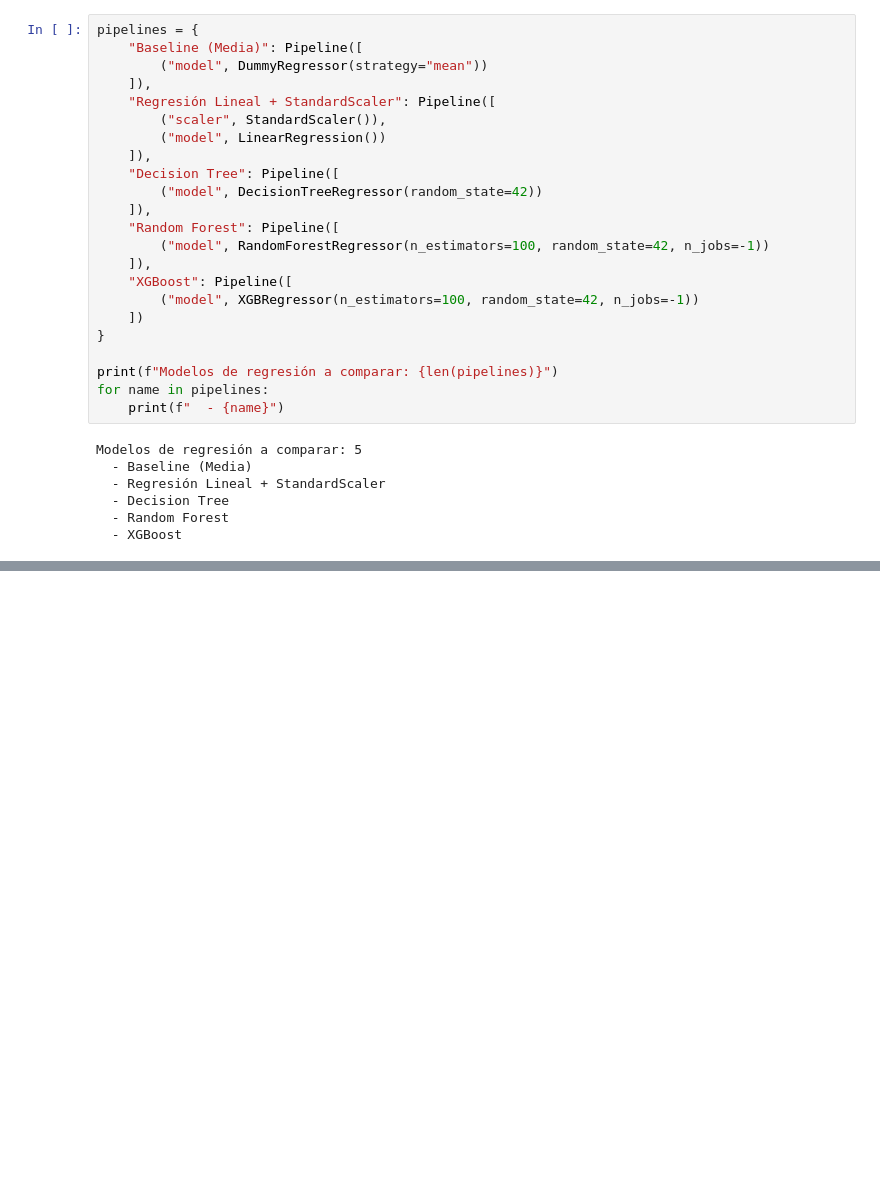
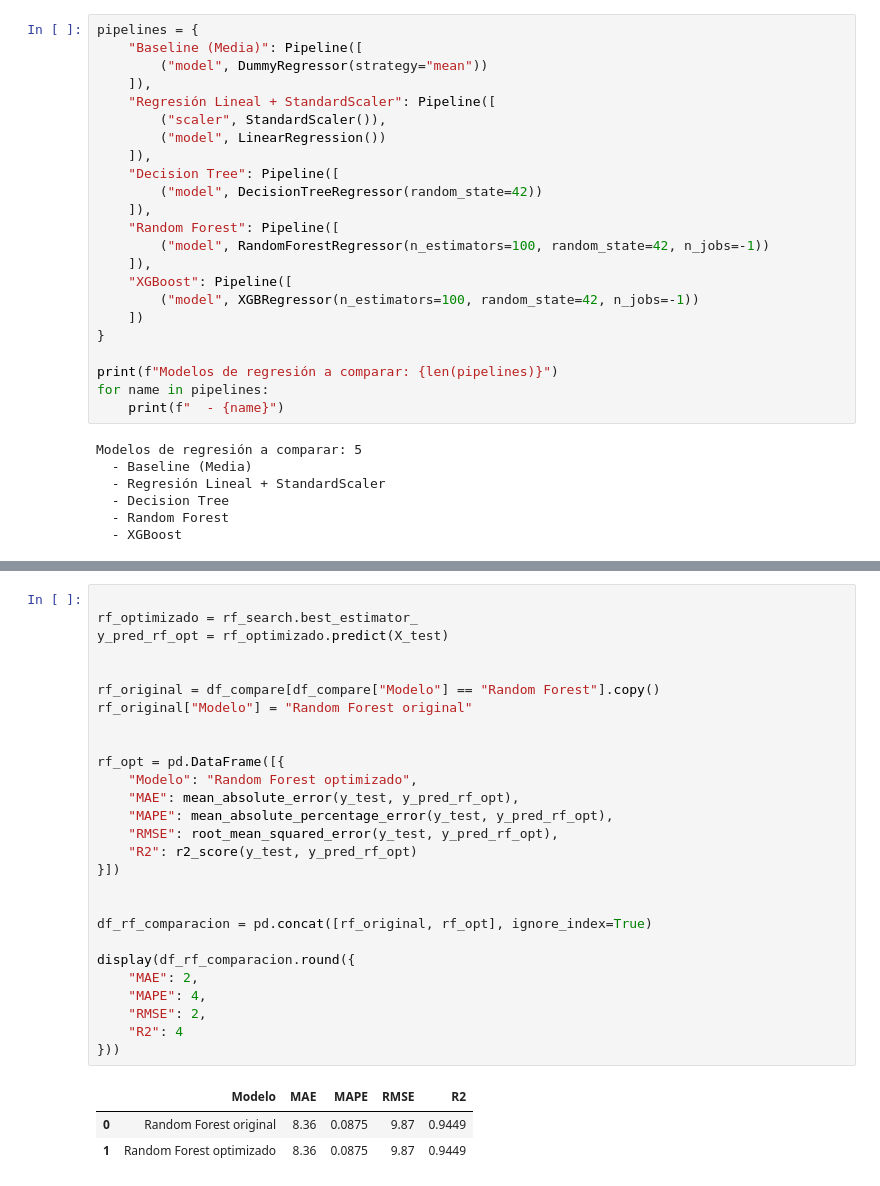
Before and after one commit to diegorod14/20261_Business_Predictive_Analytics, a Jupyter notebook: Notebooks/Modeling.ipynb, the cells around one changed output, grey strips where cells are left out. Saved outputs shown, nothing was run; the diff lists cells and outputs as text; blank space fills up the shorter version.

```diff
--- a/Notebooks/Modeling.ipynb
+++ b/Notebooks/Modeling.ipynb
@@ -149,0 +190,31 @@ df_compare.round({"MAE": 2, "MAPE": 4, "RMSE": 2, "R2": 4})
+# %%
+
+rf_optimizado = rf_search.best_estimator_
+y_pred_rf_opt = rf_optimizado.predict(X_test)
+
+
+rf_original = df_compare[df_compare["Modelo"] == "Random Forest"].copy()
+rf_original["Modelo"] = "Random Forest original"
+
+
+rf_opt = pd.DataFrame([{
+    "Modelo": "Random Forest optimizado",
+    "MAE": mean_absolute_error(y_test, y_pred_rf_opt),
+    "MAPE": mean_absolute_percentage_error(y_test, y_pred_rf_opt),
+    "RMSE": root_mean_squared_error(y_test, y_pred_rf_opt),
+    "R2": r2_score(y_test, y_pred_rf_opt)
+}])
+
+
+df_rf_comparacion = pd.concat([rf_original, rf_opt], ignore_index=True)
+
+display(df_rf_comparacion.round({
+    "MAE": 2,
+    "MAPE": 4,
+    "RMSE": 2,
+    "R2": 4
+}))
+# %% [output]
+|  | Modelo | MAE | MAPE | RMSE | R2 |
+| 0 | Random Forest original | 8.36 | 0.0875 | 9.87 | 0.9449 |
+| 1 | Random Forest optimizado | 8.36 | 0.0875 | 9.87 | 0.9449 |
```
Also changed, not shown: parts of 9 cells of this notebook.
